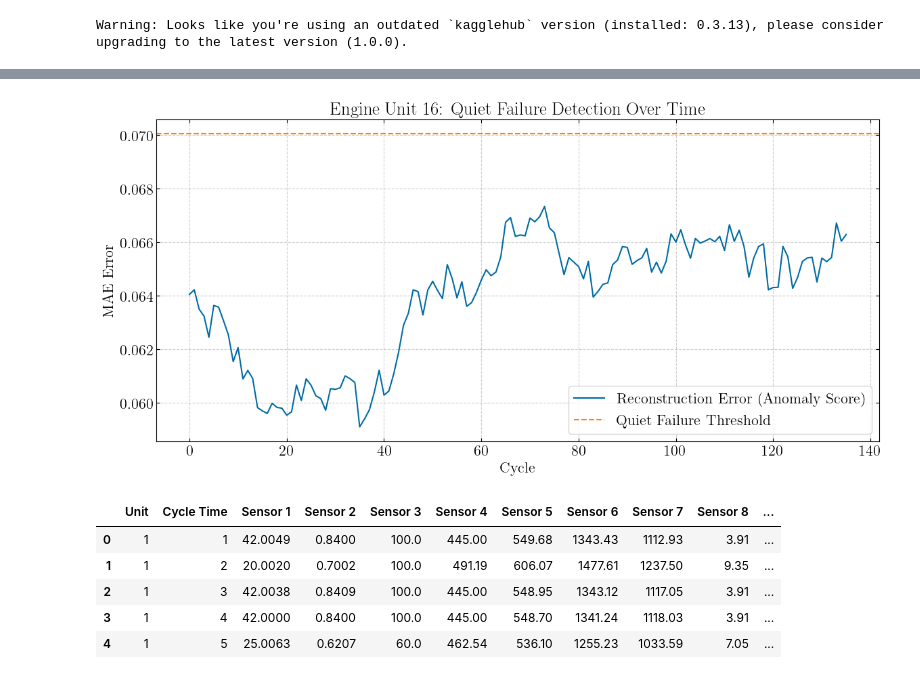
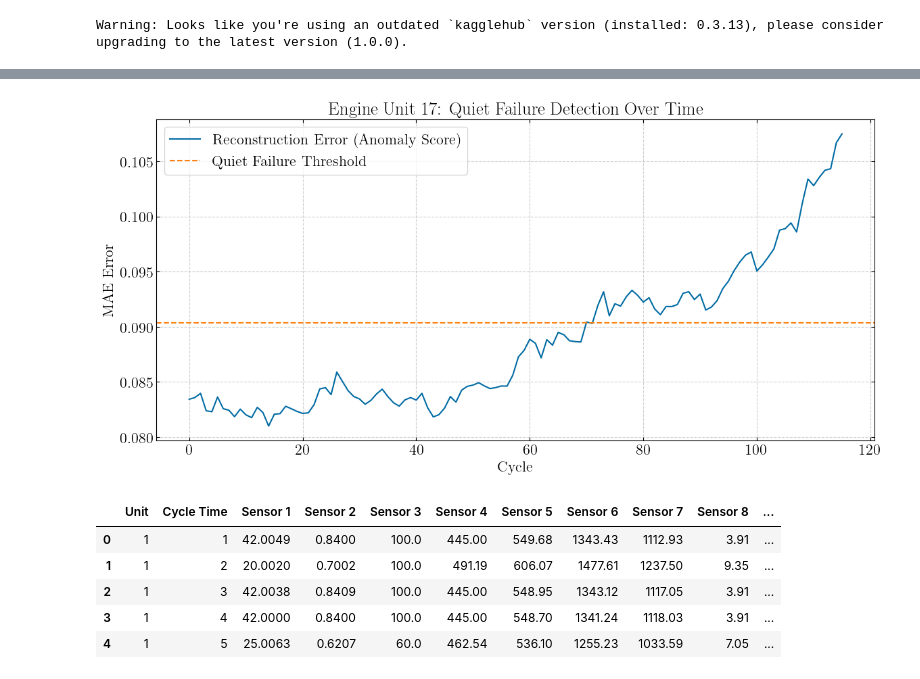
Before and after one commit to RandomKiddo/HackAI2026, a Jupyter notebook: src/Project.ipynb, the cells around one changed output, grey strips where cells are left out. Saved outputs shown, nothing was run; the diff lists cells and outputs as text; code cells hidden in the pictures.

Commit message:
Separating OPs and Sensors

```diff
--- a/src/Project.ipynb
+++ b/src/Project.ipynb
@@ -117,15 +137,5 @@ X_train = gen_train_windows(df, wsize)
 # %%
-def gen_test_windows(df, window_size):
-    X = []
-    unit_ids = []
-    for unit in df['Unit'].unique():
-        unit_data = df[df['Unit'] == unit][relevant_sensors].values
-        if len(unit_data) >= window_size:
-            # Take the LAST window of the test engine to check its current health
-            X.append(unit_data[-window_size:])
-            unit_ids.append(unit)
-    return np.array(X), unit_ids
-
-X_test, test_units = gen_test_windows(df_test, wsize)
+X_train, Y_train = gen_train_windows_multi(df, wsize, ops, relevant_sensors)
+X_test, Y_test, test_units = gen_test_windows_multi(df_test, wsize, ops, relevant_sensors)
 # %%
 print(X_train.shape)
@@ -177,8 +231,8 @@ Epoch 27/50
 # %%
 model = keras.models.load_model('best_model_fd001.keras')
 # %%
-X_train_pred = model.predict(X_train)
-train_mae_loss = np.mean(np.abs(X_train_pred - X_train), axis=(1, 2))
+Y_train_pred = model.predict(X_train)
+train_mae_loss = np.mean(np.abs(Y_train_pred - Y_train), axis=(1, 2))
 
 # Set the threshold: Anything 3 standard deviations above the mean error is a "Failure"
 threshold = np.mean(train_mae_loss) + (3 * np.std(train_mae_loss))
@@ -247,18 +314,25 @@ plt.show()
 # %%
-X_test_full_sequence = get_engine_history(df_test, unit_id=17, window_size=30, feature_cols=relevant_sensors)
+# 1. Get the sequences (Using your 'ops' and 'health_sensors' lists)
+X_input_seq, Y_actual_seq = get_engine_history_multi(
+    df_test,
+    unit_id=17,
+    window_size=wsize,
+    op_cols=ops,
+    sensor_cols=relevant_sensors
+)
 
-# 1. Predict on a full engine's history
-engine_data = X_test_full_sequence # Sequences for a single engine
-reconstructed = model.predict(engine_data)
+# 2. Predict (Model takes 16-col input, gives 14-col output)
+reconstructed = model.predict(X_input_seq)
 
-# 2. Calculate the 'Anomaly Score' (MAE per cycle)
-# We average across both the window (30) and the sensors (21)
-anomaly_score = np.mean(np.abs(engine_data - reconstructed), axis=(1, 2))
+# 3. Calculate Anomaly Score
+# Compare the (samples, 30, 14) reconstruction to the (samples, 30, 14) actuals
+anomaly_score = np.mean(np.abs(Y_actual_seq - reconstructed), axis=(1, 2))
 
-# 3. Detect the moment of Quiet Failure
+# 4. Detection Logic
 try:
+    # Adding +wsize gives you the actual 'Cycle' on the X-axis of the original data
     alert_cycle = np.where(anomaly_score > threshold)[0][0]
     print(f"Quiet Failure detected at Cycle: {alert_cycle}")
 except IndexError:
-    print('No Failure!')
+    print('No Failure detected above threshold.')
 # %% [output]
@@ -267,6 +341,6 @@ No Failure!
 # %%
-fig = failure_plot(anomaly_score, threshold, unit_no=16)
+fig = failure_plot(anomaly_score, threshold, unit_no=17)
 plt.show()
 # %% [output]
-[figure, old version]
+[figure, new version]
 # %%
```
Also changed, not shown: parts of 21 cells of this notebook, 2 other files.
